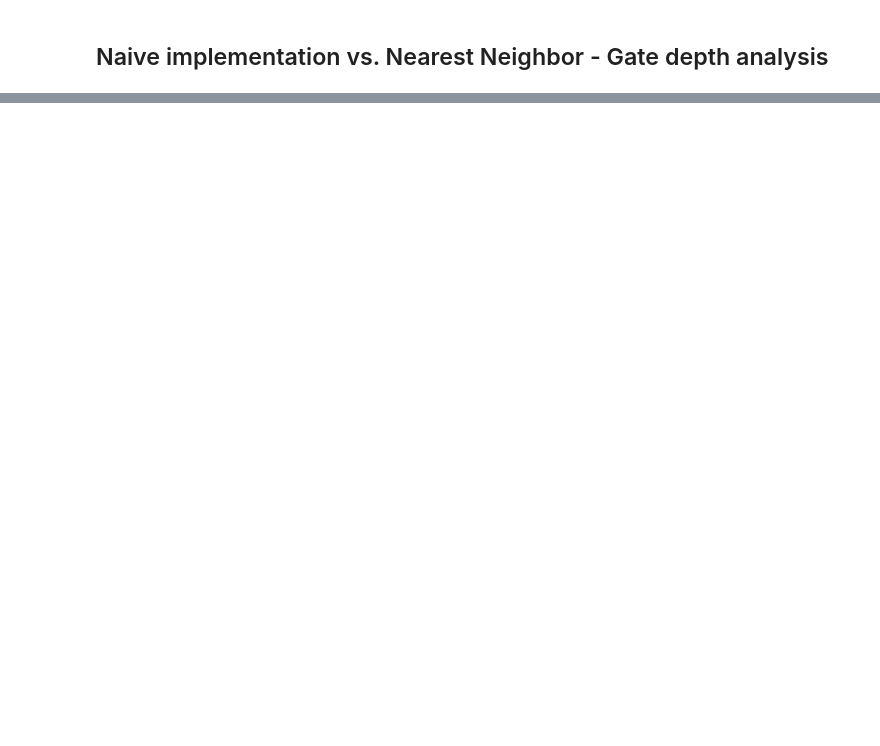
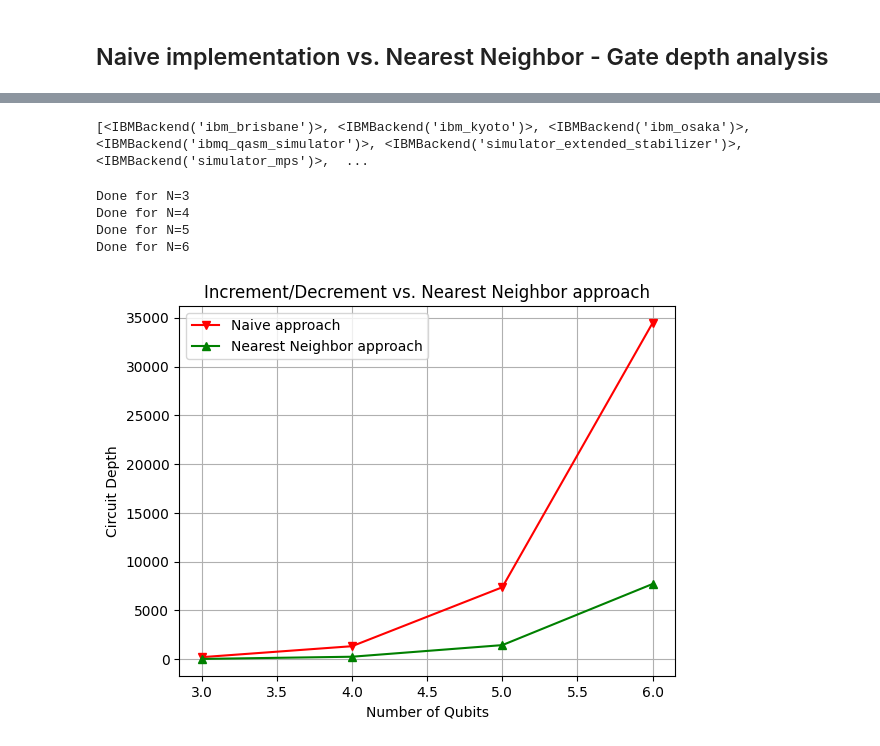
Before and after one commit to Biswayan375/Discrete-Time-Quantum-Walk, a Jupyter notebook: GeneralizedNearestNeighborQW.ipynb, the cells around one changed output, grey strips where cells are left out. Cells and saved outputs as stored; diff of their text form; code cells hidden in the pictures; blank space fills up the shorter version.

```diff
--- a/GeneralizedNearestNeighborQW.ipynb
+++ b/GeneralizedNearestNeighborQW.ipynb
@@ -266,0 +275,39 @@ After 7 toss(es): 8 states and 2 new states
+# %%
+provider = IBMProvider()   # this thing requires that unique API token to be saved locally
+# %%
+# display current supported backends
+print(provider.backends())
+# get IBM's simulator backend
+backend = provider.get_backend('ibmq_qasm_simulator')
+# %% [output]
+[<IBMBackend('ibm_brisbane')>, <IBMBackend('ibm_kyoto')>, <IBMBackend('ibm_osaka')>, <IBMBackend('ibmq_qasm_simulator')>, <IBMBackend('simulator_extended_stabilizer')>, <IBMBackend('simulator_mps')>,  ...
+# %%
+X, y = [[], []], [[], []]
+transpileds = [[], []]
+for i in range(3, 7):
+    N = i
+    transpiled_naive = transpile(prepare_incdec(N), backend, optimization_level=2)
+    transpiled_NN = transpile(prepare_NN(N), backend, optimization_level=2)
+    transpileds[0].append(transpiled_naive)
+    transpileds[1].append(transpiled_NN)
+    X[0].append(N)
+    X[1].append(N)
+    y[0].append(transpiled_naive.depth())
+    y[1].append(transpiled_NN.depth())
+    print(f'Done for N={N}')
+# %% [output]
+Done for N=3
+Done for N=4
+Done for N=5
+Done for N=6
+# %%
+plt.plot(X[0], y[0], c='red', marker='v')
+plt.plot(X[1], y[1], c='green', marker='^')
+plt.title("Increment/Decrement vs. Nearest Neighbor approach")
+plt.xlabel('Number of Qubits')
+plt.ylabel('Circuit Depth')
+plt.grid()
+plt.legend(['Naive approach', 'Nearest Neighbor approach'])
+plt.show()
+# %% [output]
+[figure, added]
```
Also changed, not shown: parts of 10 cells of this notebook.
